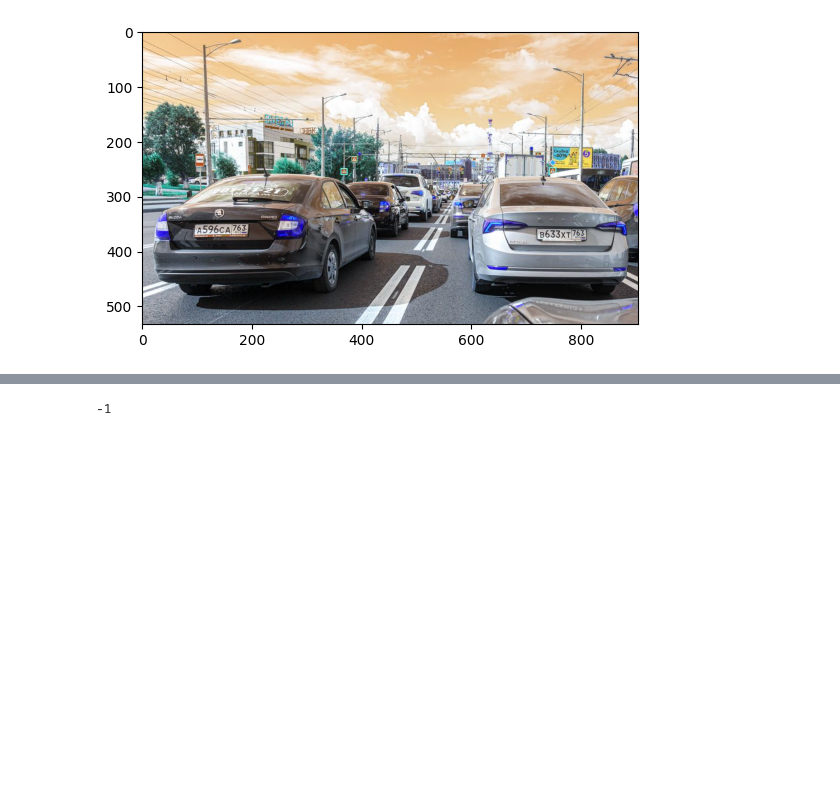
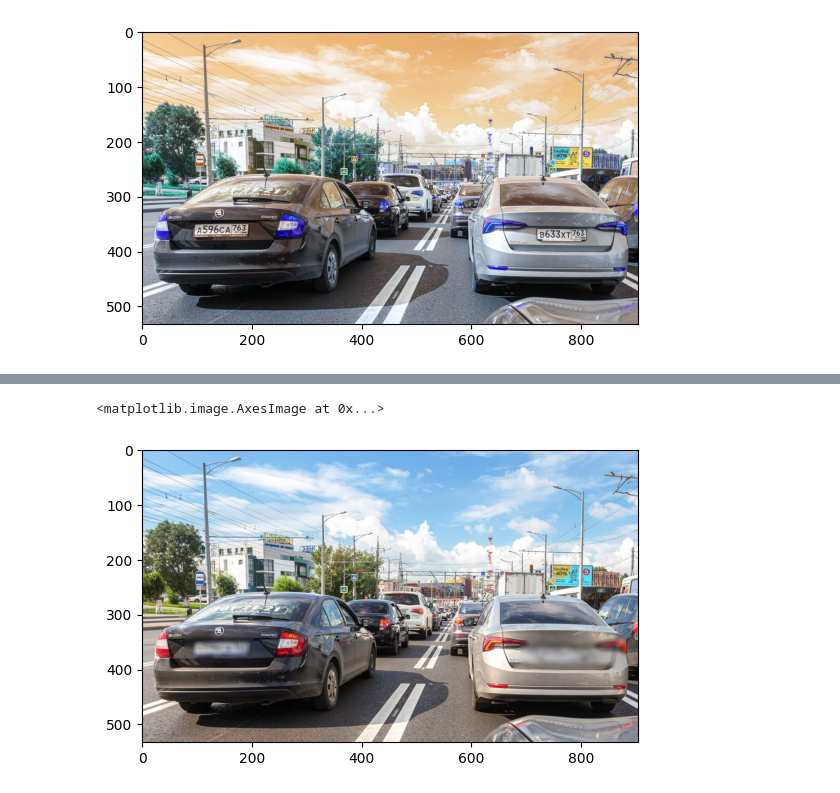
Before and after one commit to ROBOTIIK/Learning-Week-Programming-2023, a Jupyter notebook: Tugas OpenCV (Khusus Vision)/blur_plate.ipynb, the cells around one changed output, grey strips where cells are left out. Drawn from its saved outputs; the diff is of its cells as text; code cells hidden in the pictures; blank space fills up the shorter version.

```diff
--- a/Tugas OpenCV (Khusus Vision)/blur_plate.ipynb
+++ b/Tugas OpenCV (Khusus Vision)/blur_plate.ipynb
@@ -46,5 +46,5 @@ cv2.waitKey(0)
 # %%
-cv2.imshow('blur result',blur_plate(plate2))
-cv2.waitKey(0)
+plt.imshow(cv2.cvtColor(blur_plate(plate2), cv2.COLOR_BGR2RGB))
 # %% [output]
--1
+<matplotlib.image.AxesImage at 0x...>
+[figure, added]
```
Also changed, not shown: parts of 1 cell of this notebook.
